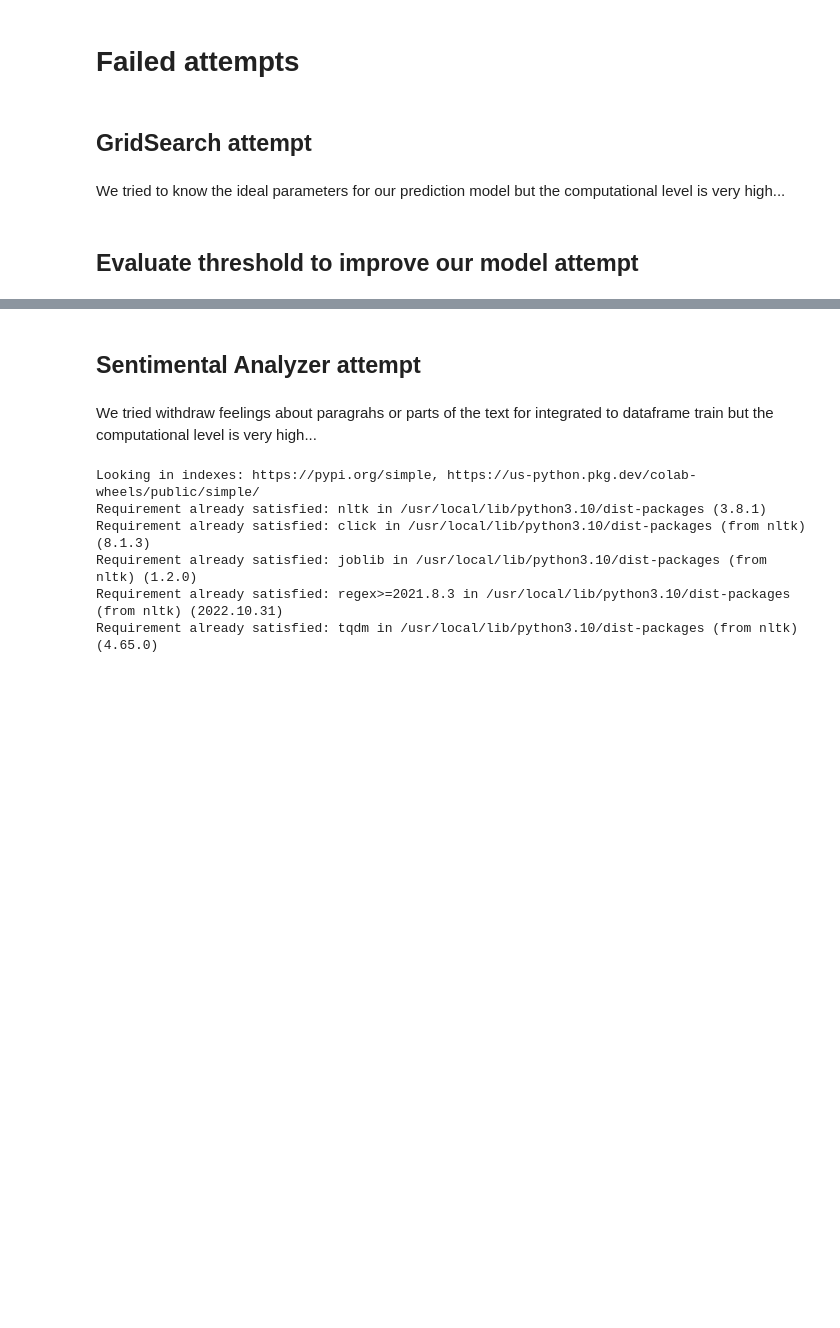
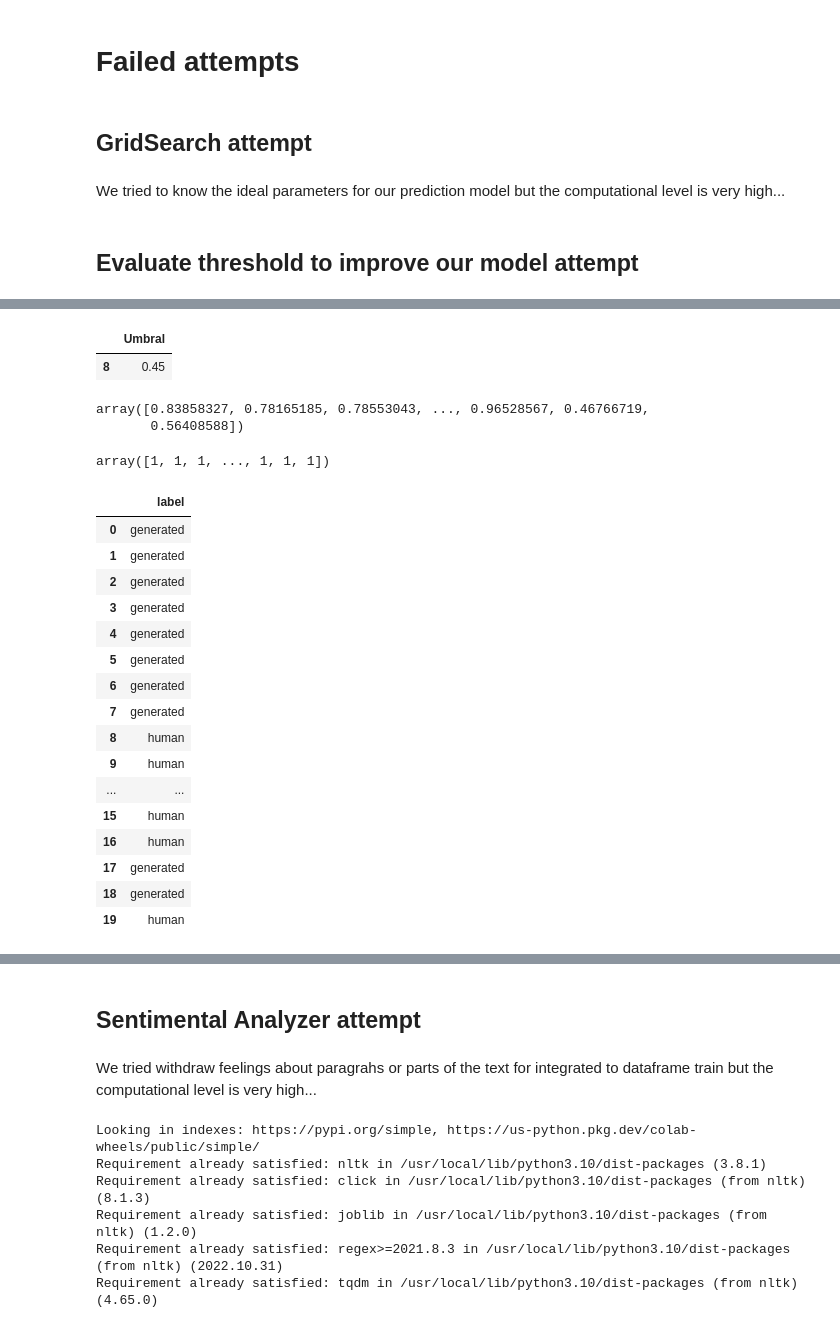
Before and after one commit to Chrmorod/TextMining, a Jupyter notebook: Code/Máster_Big_Data_Analytics_AuTexTification_baseline.ipynb, the cells around one changed output, grey strips where cells are left out. Saved outputs shown, nothing was run; the diff lists cells and outputs as text; code cells hidden in the pictures; blank space fills up the shorter version.

```diff
--- a/Code/Máster_Big_Data_Analytics_AuTexTification_baseline.ipynb
+++ b/Code/Máster_Big_Data_Analytics_AuTexTification_baseline.ipynb
@@ -879,7 +877,7 @@ vect_train = vectorizer.fit_transform(X_train)
 vect_val = vectorizer.transform(X_val)
 
 # Instanciar y ajustar el modelo de regresión logística
-model = LogisticRegression()
+model = LogisticRegression(max_iter=1000,solver='newton-cholesky')
 model.fit(vect_train, y_train)
 
 # Obtener las probabilidades de predicción en el conjunto de validación
@@ -962,0 +954,44 @@ Please also refer to the documentation for alternative solver options:
+# %%
+results_df[results_df['F1-Score (%)']==results_df['F1-Score (%)'].max()][['Umbral']]
+# %% [output]
+|  | Umbral |
+| 8 | 0.45 |
+# %%
+y_pred_prob_val
+# %% [output]
+array([0.83858327, 0.78165185, 0.78553043, ..., 0.96528567, 0.46766719,
+       0.56408588])
+# %%
+# Obtener las probabilidades de predicción en el conjunto de prueba
+y_pred_prob_test = model.predict_proba(vect_val)[:, 1]
+
+# Utilizar el umbral correspondiente al mejor F1-Score en la validación para clasificar las predicciones en el conjunto de prueba
+best_threshold = thresholds[np.argmax(f1_scores)]
+y_pred_test = (y_pred_prob_test >= best_threshold).astype(int)
+# %%
+#Convertimos en 1 los que son igual o mayores al umbral y 0 en caso contrario
+display(y_pred_test)
+
+#Convertimos a DF y lo pasamos a string
+resultados = pd.DataFrame(y_pred_test, columns = ['label'])
+resultados['label'] = resultados['label'].apply(lambda i:"generated" if i==1 else "human")
+resultados.head(20)
+# %% [output]
+array([1, 1, 1, ..., 1, 1, 1])
+|  | label |
+| 0 | generated |
+| 1 | generated |
+| 2 | generated |
+| 3 | generated |
+| 4 | generated |
+| 5 | generated |
+| 6 | generated |
+| 7 | generated |
+| 8 | human |
+| 9 | human |
+| ... | ... |
+| 15 | human |
+| 16 | human |
+| 17 | generated |
+| 18 | generated |
+| 19 | human |
```
Also changed, not shown: parts of 6 cells of this notebook.
